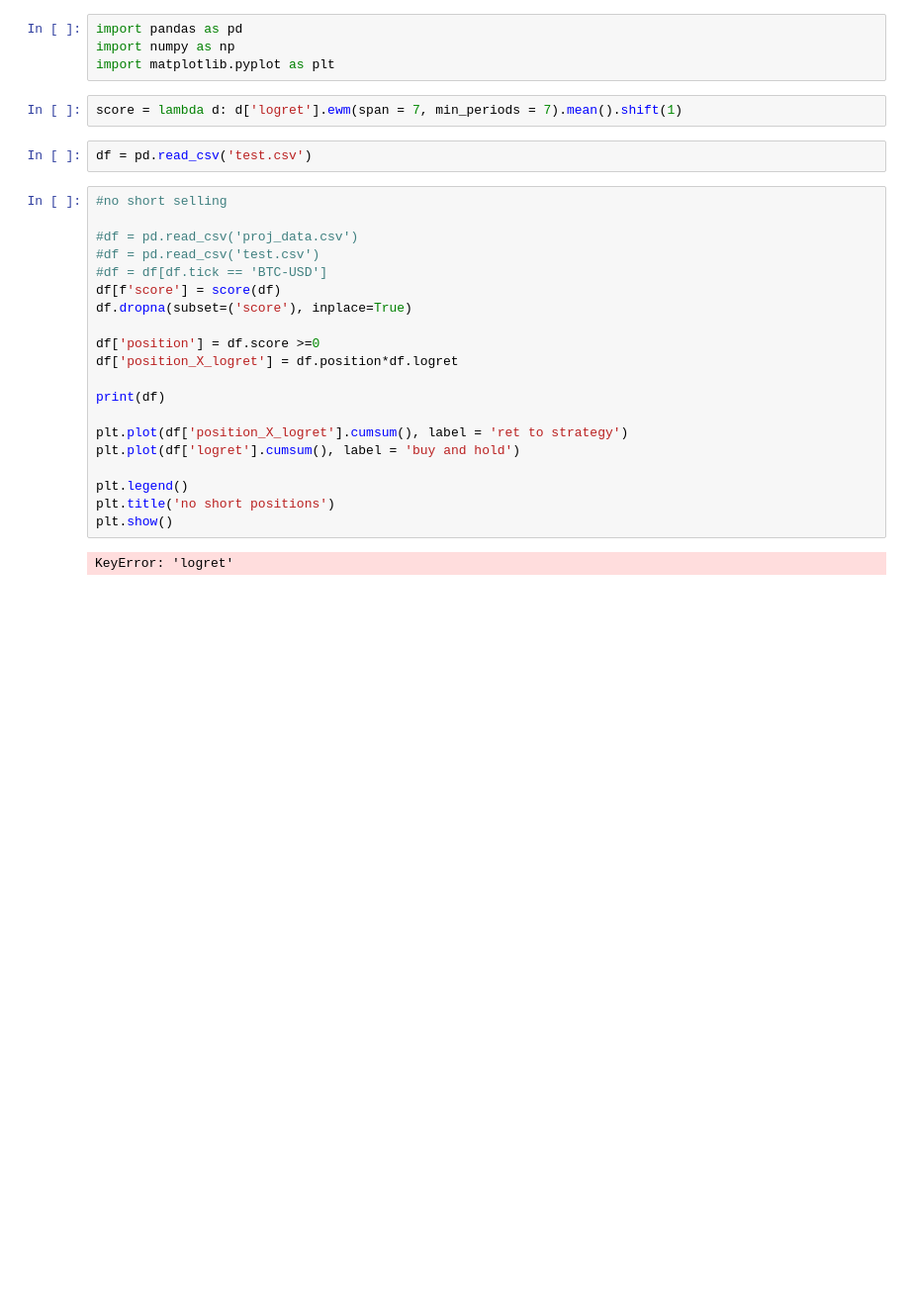
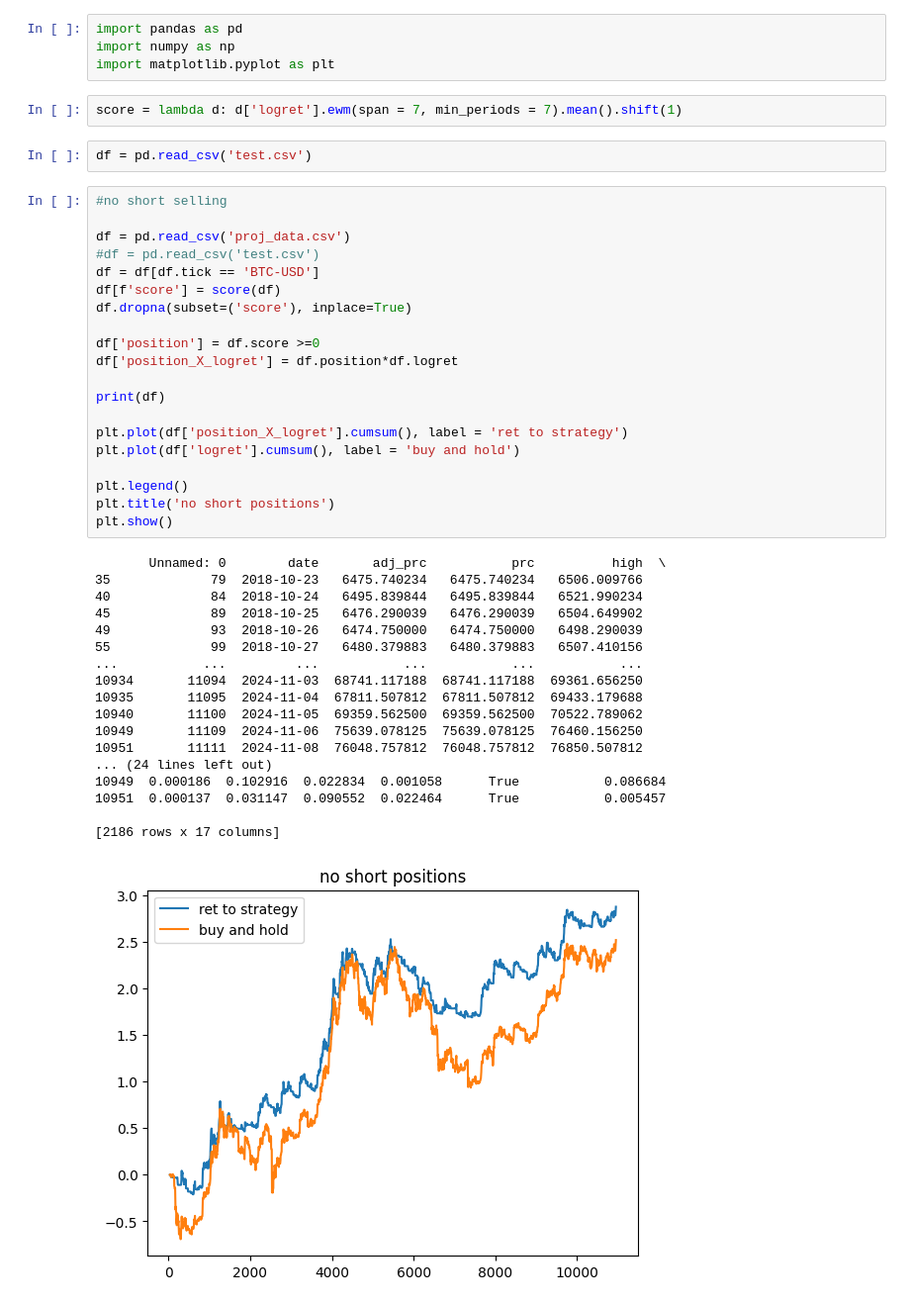
Before and after one commit to brandonwaits12/Crypto-Return-Prediction, a Jupyter notebook: portfolio.ipynb, the cells around one changed output. Shown at 99% size. Drawn from its saved outputs; the diff is of its cells as text; blank space fills up the shorter version.

Commit message:
graphs

```diff
--- a/portfolio.ipynb
+++ b/portfolio.ipynb
@@ -9,25 +9,42 @@ df = pd.read_csv('test.csv')
 # %%
 #no short selling
 
-#df = pd.read_csv('proj_data.csv')
+df = pd.read_csv('proj_data.csv')
 #df = pd.read_csv('test.csv')
-#df = df[df.tick == 'BTC-USD']
+df = df[df.tick == 'BTC-USD']
 df[f'score'] = score(df)
 df.dropna(subset=('score'), inplace=True)
 
 df['position'] = df.score >=0
 df['position_X_logret'] = df.position*df.logret
 
 print(df)
 
 plt.plot(df['position_X_logret'].cumsum(), label = 'ret to strategy')
 plt.plot(df['logret'].cumsum(), label = 'buy and hold')
 
 plt.legend()
 plt.title('no short positions')
 plt.show()
 # %% [output]
-KeyError: 'logret'
+       Unnamed: 0        date       adj_prc           prc          high  \
+35             79  2018-10-23   6475.740234   6475.740234   6506.009766
+40             84  2018-10-24   6495.839844   6495.839844   6521.990234
+45             89  2018-10-25   6476.290039   6476.290039   6504.649902
+49             93  2018-10-26   6474.750000   6474.750000   6498.290039
+55             99  2018-10-27   6480.379883   6480.379883   6507.410156
+...           ...         ...           ...           ...           ...
+10934       11094  2024-11-03  68741.117188  68741.117188  69361.656250
+10935       11095  2024-11-04  67811.507812  67811.507812  69433.179688
+10940       11100  2024-11-05  69359.562500  69359.562500  70522.789062
+10949       11109  2024-11-06  75639.078125  75639.078125  76460.156250
+10951       11111  2024-11-08  76048.757812  76048.757812  76850.507812
+... (24 lines left out)
+10949  0.000186  0.102916  0.022834  0.001058      True           0.086684
+10951  0.000137  0.031147  0.090552  0.022464      True           0.005457
+
+[2186 rows x 17 columns]
+[figure, added]
 # %%
 #short positions
 
```
Also changed, not shown: parts of 1 cell of this notebook.
